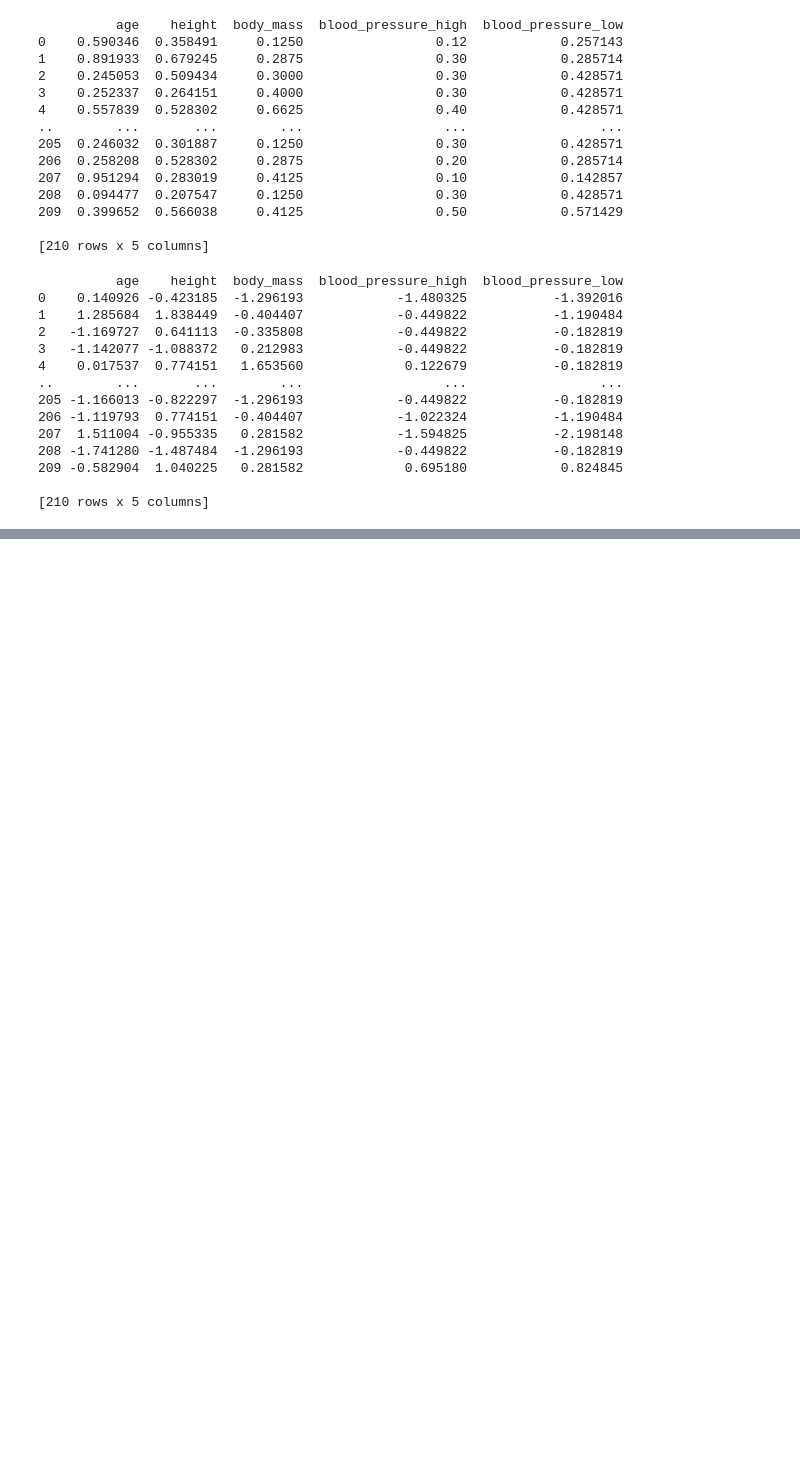
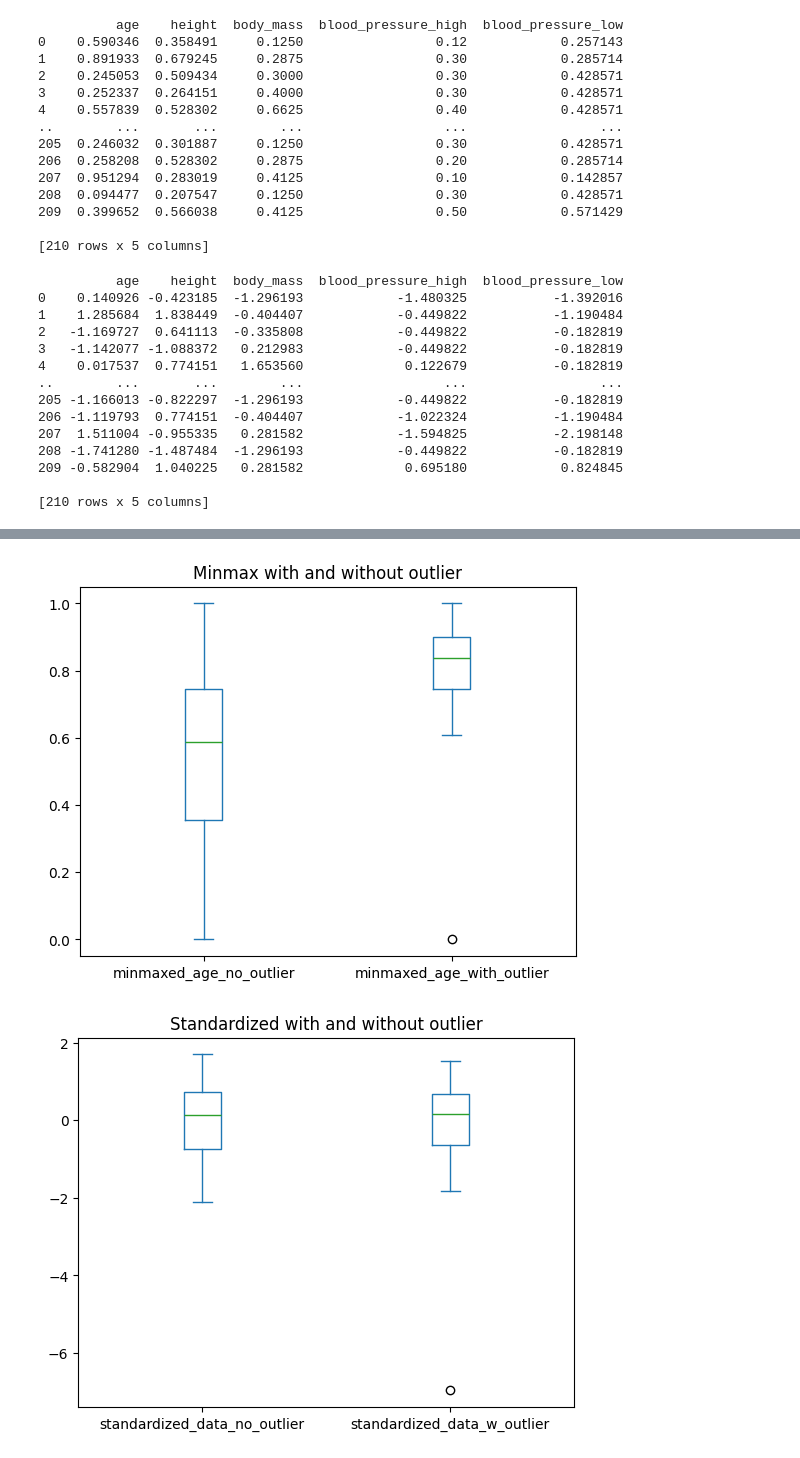
Before and after one commit to Shyamraja/CardioDataPreparation-Analysis, a Jupyter notebook: exercise.ipynb, the cells around one changed output, grey strips where cells are left out. Saved outputs shown, nothing was run; the diff lists cells and outputs as text; code cells hidden in the pictures; blank space fills up the shorter version.

Commit message:
Displaying minmax nad standarized plot with and without outliner

```diff
--- a/exercise.ipynb
+++ b/exercise.ipynb
@@ -522,0 +525,41 @@ plt.show()
+# %%
+### Add an outlier
+import numpy as np
+data_w_outlier = data.copy() #data should be the name of the variable where you have stored your data!
+data_w_outlier.loc[data.shape[0] -1 , 'age'] = 150 #change the last value of age to be 150
+age_w_outlier = data_w_outlier.age
+
+from sklearn.preprocessing import MinMaxScaler
+#Taking the data for age feature
+age_w_outlier = data_w_outlier['age']
+# creating a mimmax object
+min_max_scaler = MinMaxScaler()
+
+# Min max scale age_w_outlier values
+age_w_outlier_minmaxed = min_max_scaler.fit_transform(np.array(age_w_outlier).reshape(-1, 1))
+
+# Min-max scale for the age_w_outliner values.val
+scaler = StandardScaler()
+
+# Standardize the age_w_outliner values as shown below
+age_w_outlier_standardized = scaler.fit_transform(age_w_outlier.values.reshape(-1, 1))
+# %%
+# Wrap in a dataframe that will have two features - the age feature without the outlier, and the age feature with it, min-maxed.
+# minmaxed_datas = pd.DataFrame({"minmaxed_age_no_outlier" : data_min_maxed.age,"minmaxed_age_with_outlier": age_w_outlier_minmaxed })
+
+# Wrap in a dataframe that will have two features - the age feature without the outlier, and the age feature with it, standardized.
+#standardized_datas = pd.DataFrame({"standardized_data_no_outlier" : data_standardized.age,"standardized_data_w_outlier": age_w_outlier_standardized })
+
+# I do like below because the code shows value error and dimensional errors so flatten resolves the problem here so
+minmaxed_datas = pd.DataFrame({"minmaxed_age_no_outlier": data_min_maxed['age'],
+ "minmaxed_age_with_outlier": age_w_outlier_minmaxed.flatten() })
+
+# Wrap in a dataframe that will have two features - the age feature without the outlier, and the age feature with it, standardized.
+standardized_datas = pd.DataFrame({"standardized_data_no_outlier": data_standardized['age'],
+    "standardized_data_w_outlier": age_w_outlier_standardized.flatten() })
+
+axes_minmaxed = minmaxed_datas[['minmaxed_age_no_outlier', 'minmaxed_age_with_outlier']].plot(kind='box', title='Minmax with and without outlier')
+axes_std = standardized_datas[['standardized_data_no_outlier', 'standardized_data_w_outlier']].plot(kind='box', title='Standardized with and without outlier')
+# %% [output]
+[figure, added]
+[figure, added]
```
Also changed, not shown: parts of 1 cell of this notebook.
